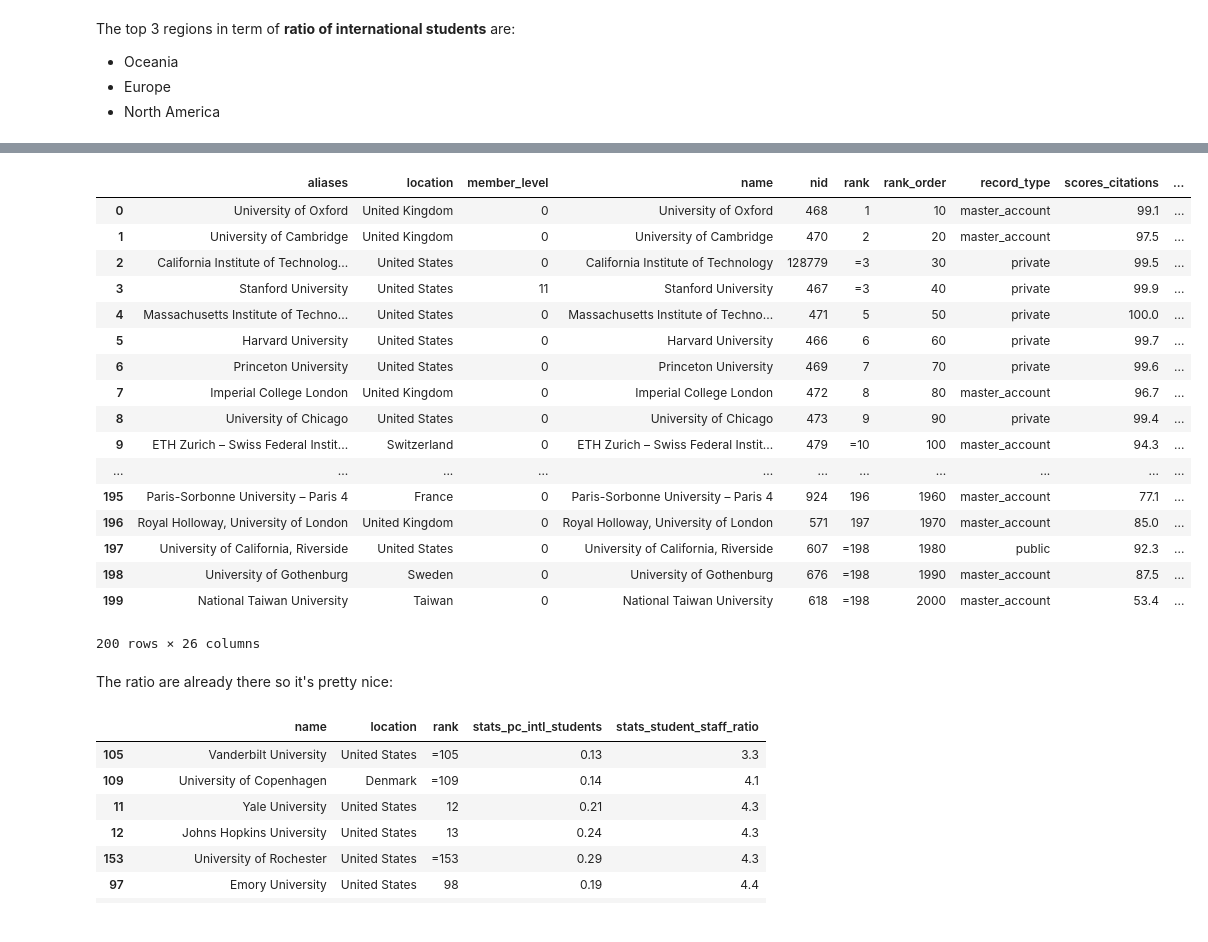
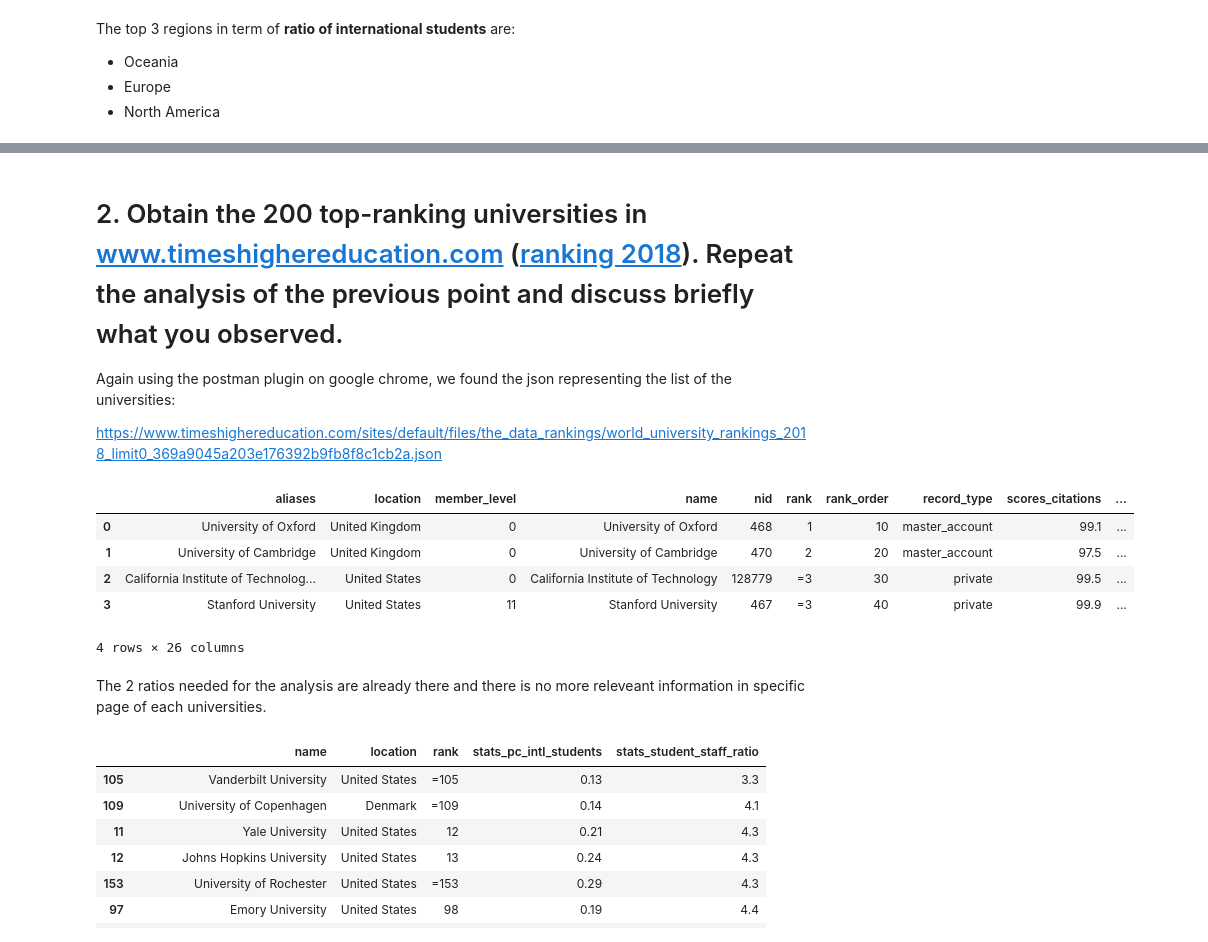
Before and after one commit to NicoBrun/ada2017, a Jupyter notebook: 02 - Data from the Web/Homework 2.ipynb, the cells around one changed output, grey strips where cells are left out. Saved outputs shown, nothing was run; the diff lists cells and outputs as text; code cells hidden in the pictures.

```diff
--- a/02 - Data from the Web/Homework 2.ipynb
+++ b/02 - Data from the Web/Homework 2.ipynb
@@ -293,29 +245,24 @@ We want:
+# %% [markdown]
+# 2. Obtain the 200 top-ranking universities in www.timeshighereducation.com ([ranking 2018](http://timeshighereducation.com/world-university-rankings/2018/world-ranking)). Repeat the analysis of the previous point and discuss briefly what you observed.
+
+Again using the postman plugin on google chrome, we found the json representing the list of the universities:
+
+
+https://www.timeshighereducation.com/sites/default/files/the_data_rankings/world_university_rankings_2018_limit0_369a9045a203e176392b9fb8f8c1cb2a.json
 # %%
 #json to dataframe using panda
 json_data2 = json.load(open('TimesRanking.json'))
 df2 = json_normalize(json_data2['data'])
 #print(df2.T.index)
-yolo123 = df2.head(200)
-yolo123
+fullDataFrameTimes200 = df2.head(200)
+fullDataFrameTimes200.head(4)
 # %% [output]
 |  | aliases | location | member_level | name | nid | rank | rank_order | record_type | scores_citations | ... |
 | 0 | University of Oxford | United Kingdom | 0 | University of Oxford | 468 | 1 | 10 | master_account | 99.1 | ... |
 | 1 | University of Cambridge | United Kingdom | 0 | University of Cambridge | 470 | 2 | 20 | master_account | 97.5 | ... |
 | 2 | California Institute of Technolog... | United States | 0 | California Institute of Technology | 128779 | =3 | 30 | private | 99.5 | ... |
 | 3 | Stanford University | United States | 11 | Stanford University | 467 | =3 | 40 | private | 99.9 | ... |
-| 4 | Massachusetts Institute of Techno... | United States | 0 | Massachusetts Institute of Techno... | 471 | 5 | 50 | private | 100.0 | ... |
-| 5 | Harvard University | United States | 0 | Harvard University | 466 | 6 | 60 | private | 99.7 | ... |
-| 6 | Princeton University | United States | 0 | Princeton University | 469 | 7 | 70 | private | 99.6 | ... |
-| 7 | Imperial College London | United Kingdom | 0 | Imperial College London | 472 | 8 | 80 | master_account | 96.7 | ... |
-| 8 | University of Chicago | United States | 0 | University of Chicago | 473 | 9 | 90 | private | 99.4 | ... |
-| 9 | ETH Zurich – Swiss Federal Instit... | Switzerland | 0 | ETH Zurich – Swiss Federal Instit... | 479 | =10 | 100 | master_account | 94.3 | ... |
-| ... | ... | ... | ... | ... | ... | ... | ... | ... | ... | ... |
-| 195 | Paris-Sorbonne University – Paris 4 | France | 0 | Paris-Sorbonne University – Paris 4 | 924 | 196 | 1960 | master_account | 77.1 | ... |
-| 196 | Royal Holloway, University of London | United Kingdom | 0 | Royal Holloway, University of London | 571 | 197 | 1970 | master_account | 85.0 | ... |
-| 197 | University of California, Riverside | United States | 0 | University of California, Riverside | 607 | =198 | 1980 | public | 92.3 | ... |
-| 198 | University of Gothenburg | Sweden | 0 | University of Gothenburg | 676 | =198 | 1990 | master_account | 87.5 | ... |
-| 199 | National Taiwan University | Taiwan | 0 | National Taiwan University | 618 | =198 | 2000 | master_account | 53.4 | ... |
-200 rows × 26 columns
+4 rows × 26 columns
-# %% [markdown]
-The ratio are already there so it's pretty nice:
+# %% [markdown]
+The 2 ratios needed for the analysis are already there and there is no more releveant information in specific page of each universities.
 # %%
```
Also changed, not shown: parts of 14 cells of this notebook.
